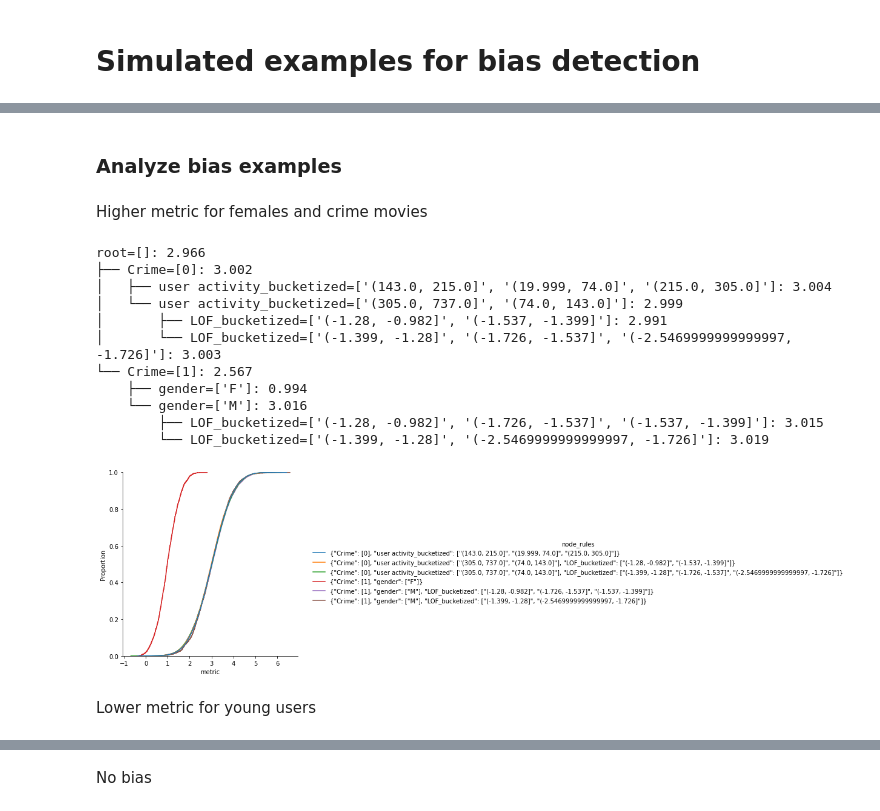
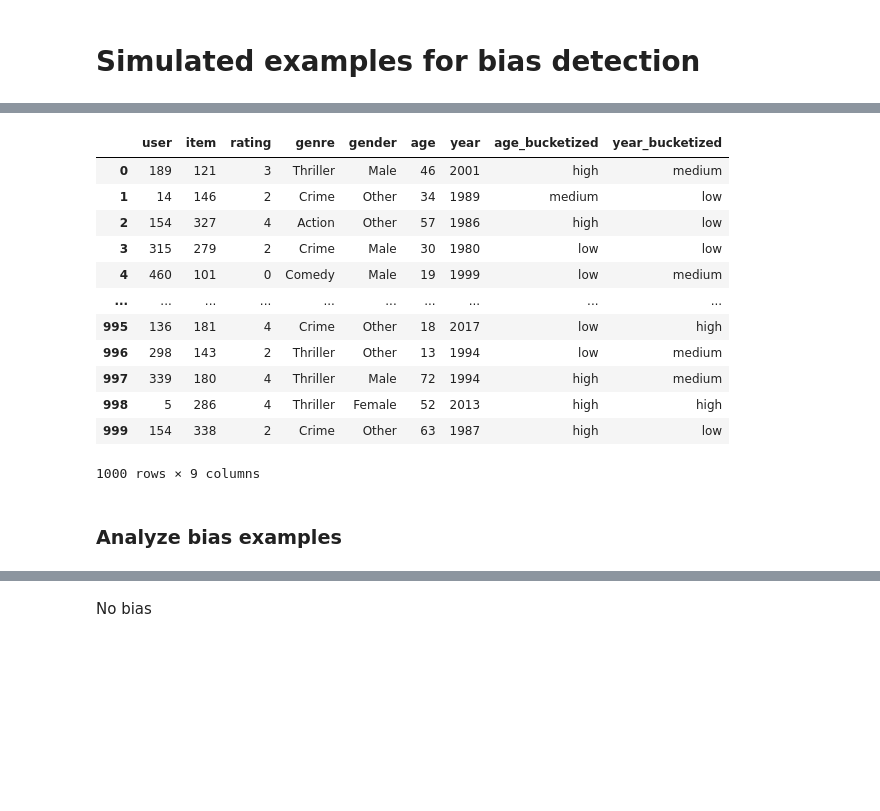
Before and after one commit to JoannaMisztalRadecka/recommendation-bias-detection, a Jupyter notebook: Bias detection for simulated examples.ipynb, the cells around one changed output, grey strips where cells are left out. Drawn from its saved outputs; the diff is of its cells as text; code cells hidden in the pictures; blank space fills up the shorter version.

```diff
--- a/Bias detection for simulated examples.ipynb
+++ b/Bias detection for simulated examples.ipynb
@@ -32,27 +17,20 @@ MIN_CHILD_NODE_SIZE = 10000
+# %%
+data = SimulatedMovieData(data_path='data/',n_bins=3, bucket_labels=["low", "medium", "high"], n_interactions=1000)
+ratings = data.get_ratings_with_metadata()
+ratings
+# %% [output]
+|  | user | item | rating | genre | gender | age | year | age_bucketized | year_bucketized |
+| 0 | 189 | 121 | 3 | Thriller | Male | 46 | 2001 | high | medium |
+| 1 | 14 | 146 | 2 | Crime | Other | 34 | 1989 | medium | low |
+| 2 | 154 | 327 | 4 | Action | Other | 57 | 1986 | high | low |
+| 3 | 315 | 279 | 2 | Crime | Male | 30 | 1980 | low | low |
+| 4 | 460 | 101 | 0 | Comedy | Male | 19 | 1999 | low | medium |
+| ... | ... | ... | ... | ... | ... | ... | ... | ... | ... |
+| 995 | 136 | 181 | 4 | Crime | Other | 18 | 2017 | low | high |
+| 996 | 298 | 143 | 2 | Thriller | Other | 13 | 1994 | low | medium |
+| 997 | 339 | 180 | 4 | Thriller | Male | 72 | 1994 | high | medium |
+| 998 | 5 | 286 | 4 | Thriller | Female | 52 | 2013 | high | high |
+| 999 | 154 | 338 | 2 | Crime | Other | 63 | 1987 | high | low |
+1000 rows × 9 columns
 # %% [markdown]
 ### Analyze bias examples
-# %% [markdown]
-Higher metric for females and crime movies
-# %%
-metric_name = 'metric'
-metric_distribution_bias_female_crime = lambda x: random.normalvariate(1, .5) if (x['Crime']>0 and x['gender']=='F') \
-                                                                                else random.normalvariate(3, 0.8)
-
-ratings_with_metadata[metric_name] = ratings_with_metadata.apply(metric_distribution_bias_female_crime,  1)
-bias_detection_tree = BiasDetectionTree(min_child_node_size=1000, alpha=0.01, metric_col=metric_name)
-node_metric = bias_detection_tree.analyze_bias(attributes=data.attributes_dict, metric_with_metadata=ratings_with_metadata)
-# %% [output]
-root=[]: 2.966
-├── Crime=[0]: 3.002
-│   ├── user activity_bucketized=['(143.0, 215.0]', '(19.999, 74.0]', '(215.0, 305.0]']: 3.004
-│   └── user activity_bucketized=['(305.0, 737.0]', '(74.0, 143.0]']: 2.999
-│       ├── LOF_bucketized=['(-1.28, -0.982]', '(-1.537, -1.399]']: 2.991
-│       └── LOF_bucketized=['(-1.399, -1.28]', '(-1.726, -1.537]', '(-2.5469999999999997, -1.726]']: 3.003
-└── Crime=[1]: 2.567
-    ├── gender=['F']: 0.994
-    └── gender=['M']: 3.016
-        ├── LOF_bucketized=['(-1.28, -0.982]', '(-1.726, -1.537]', '(-1.537, -1.399]']: 3.015
-        └── LOF_bucketized=['(-1.399, -1.28]', '(-2.5469999999999997, -1.726]']: 3.019
-[figure, removed]
-# %% [markdown]
-Lower metric for young users
```
Also changed, not shown: parts of 23 cells of this notebook, 11 other files.
